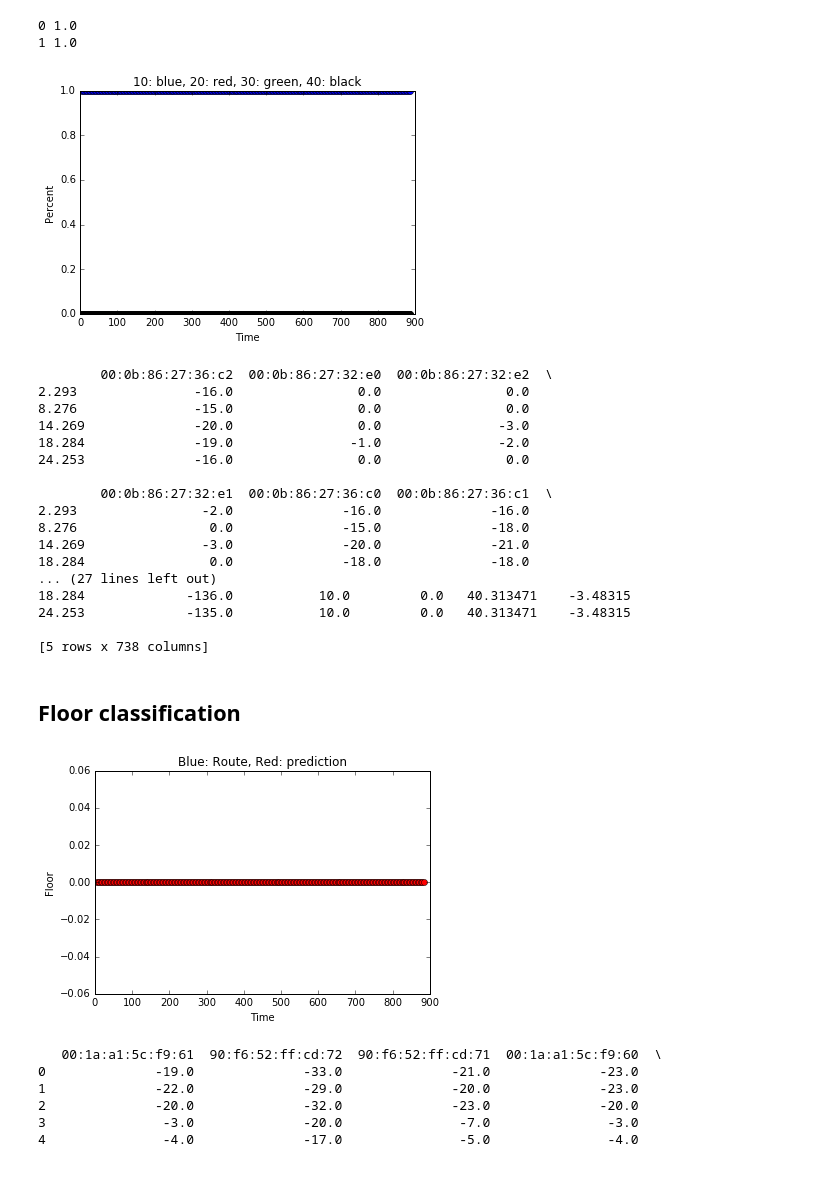
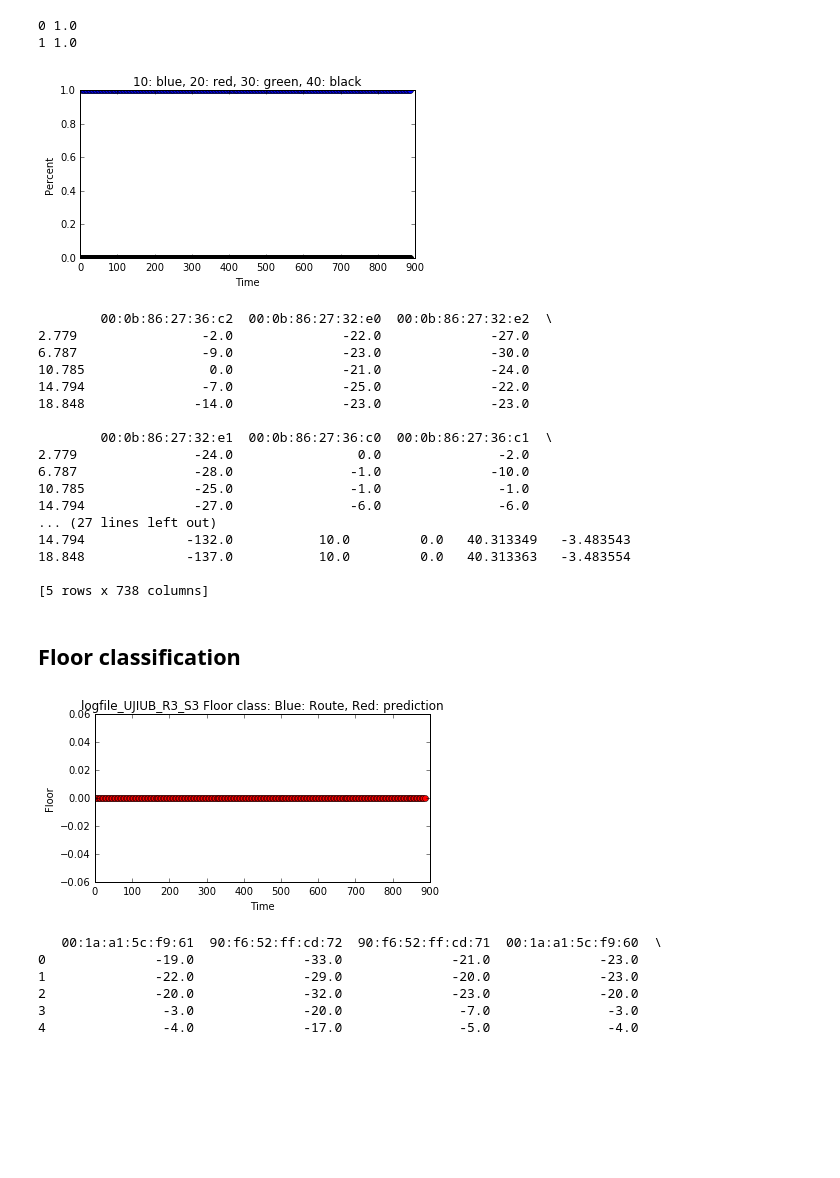
Before and after one commit to yairbeer/lis2016, a Jupyter notebook: train-heir-II.ipynb, the cells around one changed output. Cells and saved outputs as stored; diff of their text form; code cells hidden in the pictures; blank space fills up the shorter version.

```diff
--- a/train-heir-II.ipynb
+++ b/train-heir-II.ipynb
@@ -472,19 +472,20 @@ for i in range(len(test_build)):
 # %%
 %matplotlib inline
 import matplotlib.pyplot as plt
 
 route = 0
 # Plot building results. 100% of the points are true
+plt.figure(1, figsize=(6, 3))
 plt.plot(test_build[route].index.values, predicted_build_proba[route][:, 0], 'bo',
          test_build[route].index.values, predicted_build_proba[route][:, 1], 'ro',
          test_build[route].index.values, predicted_build_proba[route][:, 2], 'go',
          test_build[route].index.values, predicted_build_proba[route][:, 3], 'ko')
 plt.xlabel('Time')
 plt.ylabel('Percent')
 plt.title('10: blue, 20: red, 30: green, 40: black')
 plt.show()
 # %% [output]
-[figure, old version]
+[figure, new version]
 # %%
 # wifi train data with noise and all the macs
 train_wifi = []
@@ -494,7 +495,6 @@ for i in range(len(wifi_dummy_total)):
         if route_numbering[i][j] != test_route:
             train_wifi.append(wifi_dummy_total[i][j])
 train_wifi = pd.concat(train_wifi, axis=0)
-print(train_wifi.head())
 
 # Create test routes using the dummy WiFi dataframe with all the MACs
 test_wifi = []
@@ -508,22 +508,23 @@ for i in range(len(wifi_dummy_total)):
             test_wifi_floor.append(wifi_dummy_total[i][j]['POSI_floor'])
             test_wifi_lat.append(wifi_dummy_total[i][j]['interp_lat'])
             test_wifi_lng.append(wifi_dummy_total[i][j]['interp_lon'])
+print(test_wifi[0].head())
 # %% [output]
         00:0b:86:27:36:c2  00:0b:86:27:32:e0  00:0b:86:27:32:e2  \
-2.293               -16.0                0.0                0.0
-8.276               -15.0                0.0                0.0
-14.269              -20.0                0.0               -3.0
-18.284              -19.0               -1.0               -2.0
-24.253              -16.0                0.0                0.0
+2.779                -2.0              -22.0              -27.0
+6.787                -9.0              -23.0              -30.0
+10.785                0.0              -21.0              -24.0
+14.794               -7.0              -25.0              -22.0
+18.848              -14.0              -23.0              -23.0
 
         00:0b:86:27:32:e1  00:0b:86:27:36:c0  00:0b:86:27:36:c1  \
-2.293                -2.0              -16.0              -16.0
-8.276                 0.0              -15.0              -18.0
-14.269               -3.0              -20.0              -21.0
-18.284                0.0              -18.0              -18.0
+2.779               -24.0                0.0               -2.0
+6.787               -28.0               -1.0              -10.0
+10.785              -25.0               -1.0               -1.0
+14.794              -27.0               -6.0               -6.0
 ... (27 lines left out)
-18.284             -136.0           10.0         0.0   40.313471    -3.48315
-24.253             -135.0           10.0         0.0   40.313471    -3.48315
+14.794             -132.0           10.0         0.0   40.313349   -3.483543
+18.848             -137.0           10.0         0.0   40.313363   -3.483554
 
 [5 rows x 738 columns]
 # %% [markdown]
@@ -567,16 +568,17 @@ for test_i in range(len(test_wifi)):
         predicted_floor[test_i].append(int(rfc_floor[cur_pred_build].predict([cur_measurement.values])))
 # print(predicted_floor)
 # %%
-route = 1
+route = 0
 # Plot results
+plt.figure(1, figsize=(6, 3))
 plt.plot(test_build[route].index.values, test_wifi_floor[route], 'b',
          test_build[route].index.values, predicted_floor[route], 'ro')
 plt.xlabel('Time')
 plt.ylabel('Floor')
-plt.title('Blue: Route, Red: prediction')
+plt.title('logfile_UJIUB_R3_S3 Floor class: Blue: Route, Red: prediction')
 plt.show()
 # %% [output]
-[figure, old version]
+[figure, new version]
 # %%
 # Create train for 2D positioning using WiFi fingerprinting
 train_2d = {10: [[], [], [], [], [], []], 20: [[], [], [], [], [], []],
```
Also changed, not shown: parts of 13 cells of this notebook, 1 other file.
